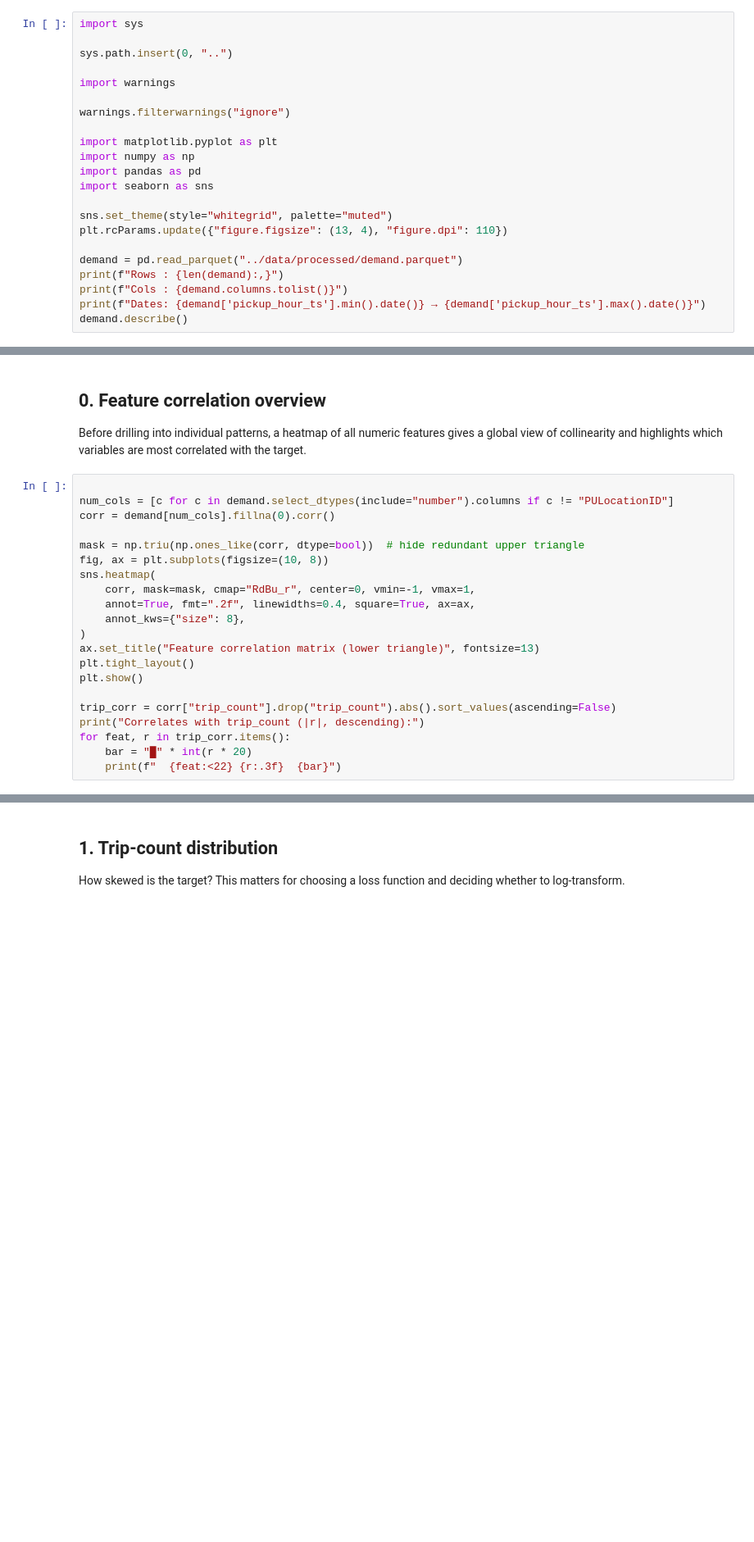
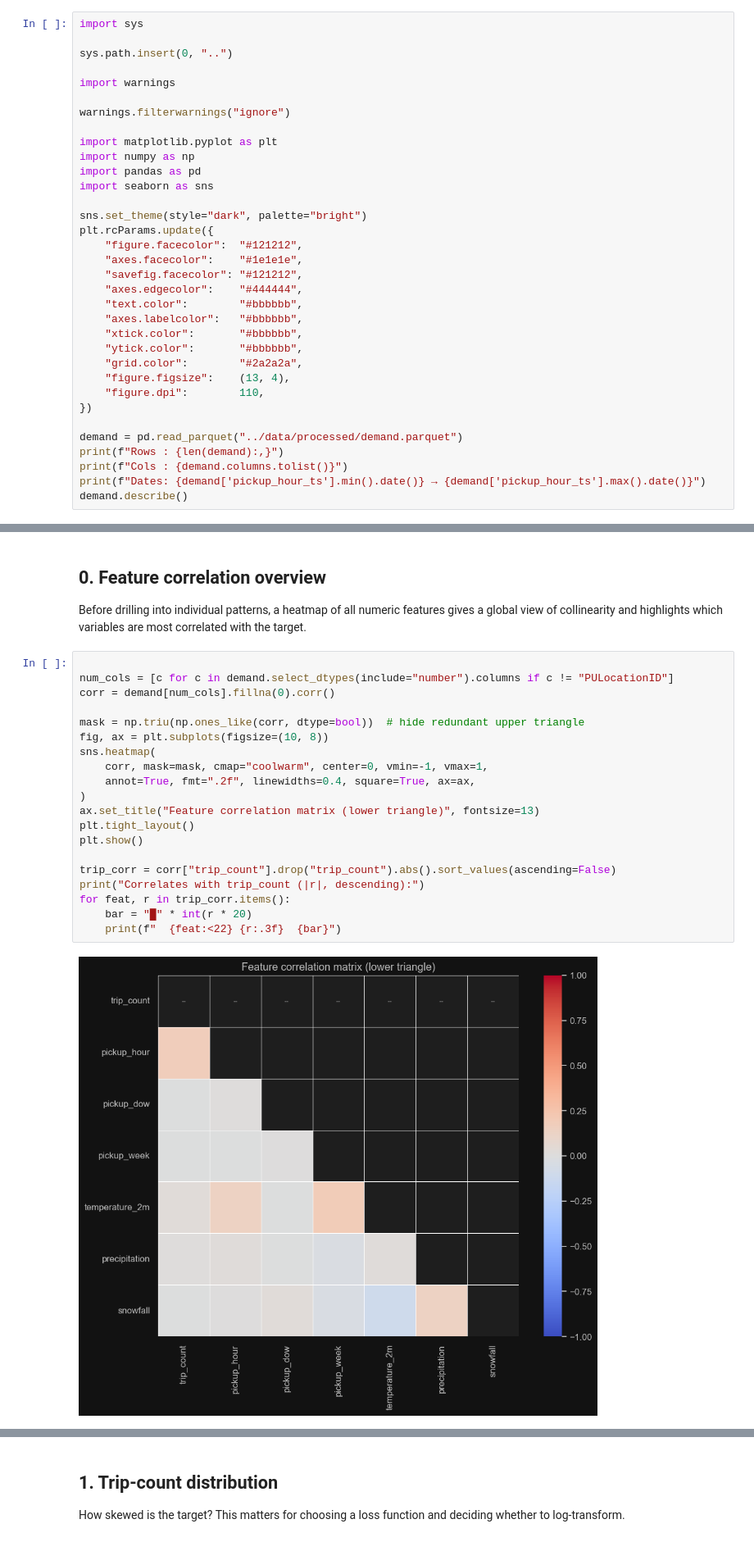
Before and after one commit to EugeneBondariev/nyc-taxi-demand-forecasting, a Jupyter notebook: notebooks/01_eda.ipynb, the cells around one changed output, grey strips where cells are left out. Shown at 82% size. Drawn from its saved outputs; the diff is of its cells as text; blank space fills up the shorter version.

Commit message:
Apply dark theme to all notebooks
Co-Authored-By: Claude Sonnet 4.6 <noreply@anthropic.com>

```diff
--- a/notebooks/01_eda.ipynb
+++ b/notebooks/01_eda.ipynb
@@ -16,8 +16,20 @@ import numpy as np
 import pandas as pd
 import seaborn as sns
 
-sns.set_theme(style="whitegrid", palette="muted")
-plt.rcParams.update({"figure.figsize": (13, 4), "figure.dpi": 110})
+sns.set_theme(style="dark", palette="bright")
+plt.rcParams.update({
+    "figure.facecolor":  "#121212",
+    "axes.facecolor":    "#1e1e1e",
+    "savefig.facecolor": "#121212",
+    "axes.edgecolor":    "#444444",
+    "text.color":        "#bbbbbb",
+    "axes.labelcolor":   "#bbbbbb",
+    "xtick.color":       "#bbbbbb",
+    "ytick.color":       "#bbbbbb",
+    "grid.color":        "#2a2a2a",
+    "figure.figsize":    (13, 4),
+    "figure.dpi":        110,
+})
 
 demand = pd.read_parquet("../data/processed/demand.parquet")
 print(f"Rows : {len(demand):,}")
@@ -31,21 +56,22 @@ Before drilling into individual patterns, a heatmap of all numeric features give
 # %%
 
 num_cols = [c for c in demand.select_dtypes(include="number").columns if c != "PULocationID"]
 corr = demand[num_cols].fillna(0).corr()
 
 mask = np.triu(np.ones_like(corr, dtype=bool))  # hide redundant upper triangle
 fig, ax = plt.subplots(figsize=(10, 8))
 sns.heatmap(
-    corr, mask=mask, cmap="RdBu_r", center=0, vmin=-1, vmax=1,
+    corr, mask=mask, cmap="coolwarm", center=0, vmin=-1, vmax=1,
     annot=True, fmt=".2f", linewidths=0.4, square=True, ax=ax,
-    annot_kws={"size": 8},
 )
 ax.set_title("Feature correlation matrix (lower triangle)", fontsize=13)
 plt.tight_layout()
 plt.show()
 
 trip_corr = corr["trip_count"].drop("trip_count").abs().sort_values(ascending=False)
 print("Correlates with trip_count (|r|, descending):")
 for feat, r in trip_corr.items():
     bar = "█" * int(r * 20)
     print(f"  {feat:<22} {r:.3f}  {bar}")
+# %% [output]
+[figure, added]
```
Also changed, not shown: parts of 7 cells of this notebook, 3 other files.
